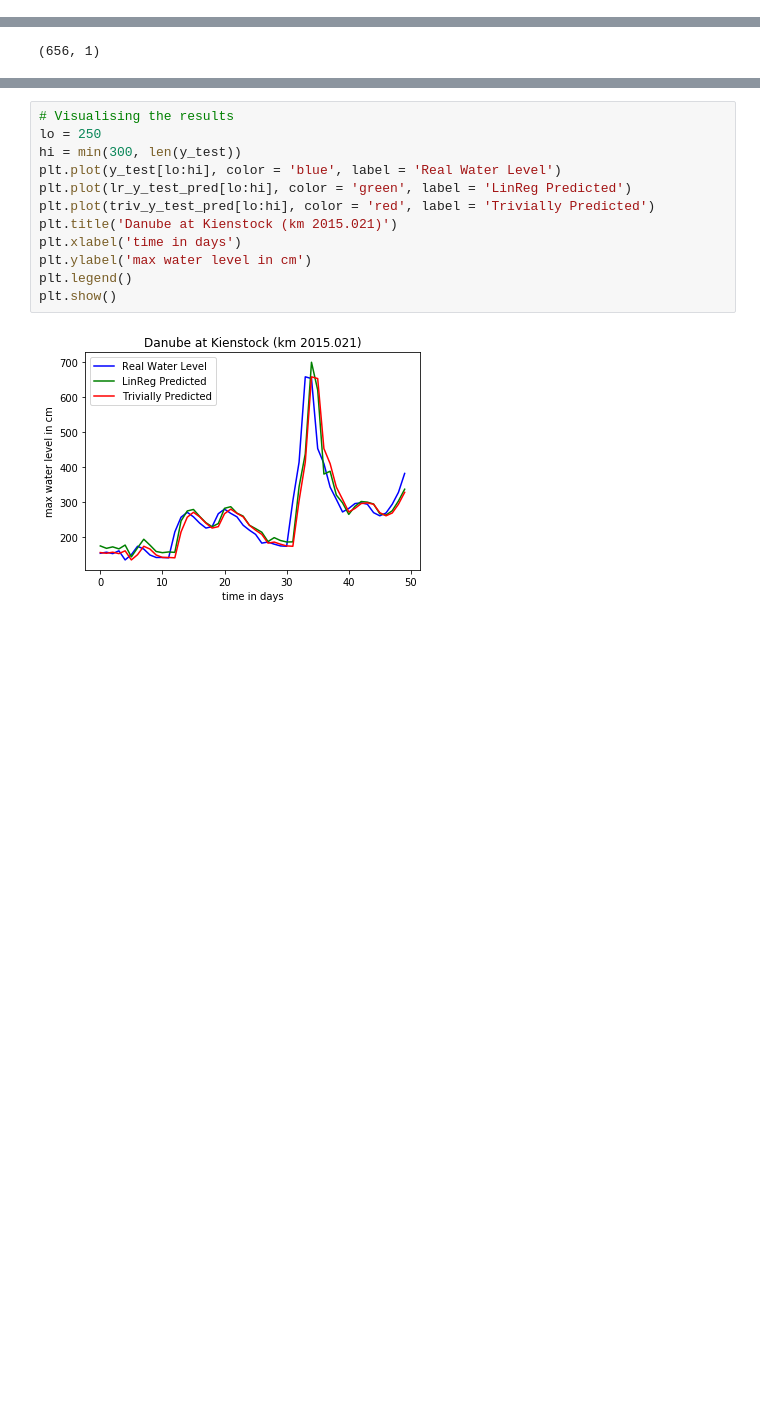
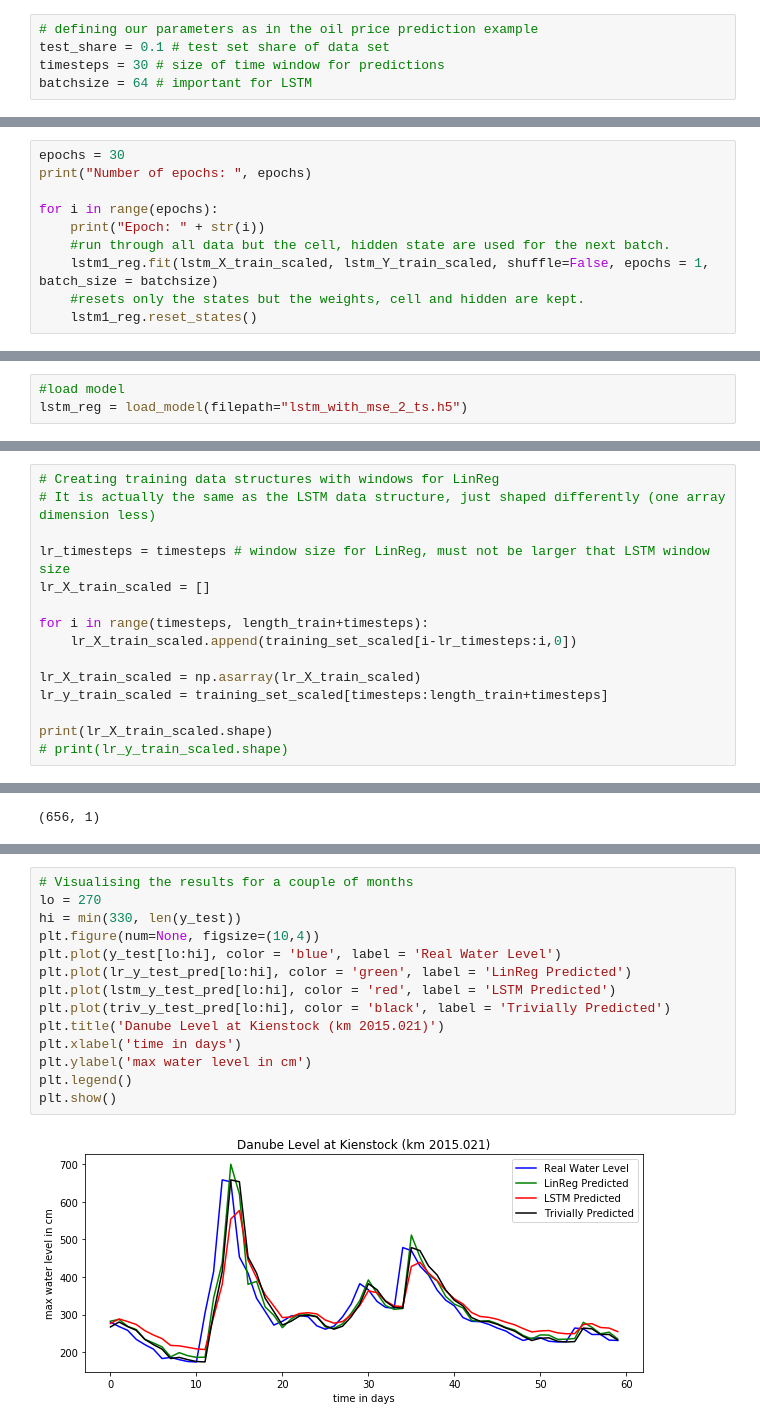
Before and after one commit to spegelm/fdwl, a Jupyter notebook: forecasting-danube-water-levels.ipynb, the cells around one changed output, grey strips where cells are left out. Saved outputs shown, nothing was run; the diff lists cells and outputs as text; blank space fills up the shorter version.

```diff
--- a/forecasting-danube-water-levels.ipynb
+++ b/forecasting-danube-water-levels.ipynb
@@ -136 +218,6 @@ for i in range (0, len(df1)):
+# %%
+# defining our parameters as in the oil price prediction example
+test_share = 0.1 # test set share of data set
+timesteps = 30 # size of time window for predictions
+batchsize = 64 # important for LSTM
 # %% [markdown]
@@ -171,0 +352,10 @@ nBatch_test: 164.0
+# %%
+epochs = 30
+print("Number of epochs: ", epochs)
+
+for i in range(epochs):
+    print("Epoch: " + str(i))
+    #run through all data but the cell, hidden state are used for the next batch.
+    lstm1_reg.fit(lstm_X_train_scaled, lstm_Y_train_scaled, shuffle=False, epochs = 1, batch_size = batchsize)
+    #resets only the states but the weights, cell and hidden are kept.
+    lstm1_reg.reset_states()
@@ -212,0 +602,3 @@ print(y_test.shape)
+# %%
+#load model
+lstm_reg = load_model(filepath="lstm_with_mse_2_ts.h5")
@@ -212,0 +670,15 @@ print(y_test.shape)
+# %%
+# Creating training data structures with windows for LinReg
+# It is actually the same as the LSTM data structure, just shaped differently (one array dimension less)
+
+lr_timesteps = timesteps # window size for LinReg, must not be larger that LSTM window size
+lr_X_train_scaled = []
+
+for i in range(timesteps, length_train+timesteps):
+    lr_X_train_scaled.append(training_set_scaled[i-lr_timesteps:i,0])
+
+lr_X_train_scaled = np.asarray(lr_X_train_scaled)
+lr_y_train_scaled = training_set_scaled[timesteps:length_train+timesteps]
+
+print(lr_X_train_scaled.shape)
+# print(lr_y_train_scaled.shape)
@@ -317,14 +776,16 @@ Trivial test RMSE: 34.89011496041851
 # %%
-# Visualising the results
-lo = 250
-hi = min(300, len(y_test))
+# Visualising the results for a couple of months
+lo = 270
+hi = min(330, len(y_test))
+plt.figure(num=None, figsize=(10,4))
 plt.plot(y_test[lo:hi], color = 'blue', label = 'Real Water Level')
 plt.plot(lr_y_test_pred[lo:hi], color = 'green', label = 'LinReg Predicted')
-plt.plot(triv_y_test_pred[lo:hi], color = 'red', label = 'Trivially Predicted')
-plt.title('Danube at Kienstock (km 2015.021)')
+plt.plot(lstm_y_test_pred[lo:hi], color = 'red', label = 'LSTM Predicted')
+plt.plot(triv_y_test_pred[lo:hi], color = 'black', label = 'Trivially Predicted')
+plt.title('Danube Level at Kienstock (km 2015.021)')
 plt.xlabel('time in days')
 plt.ylabel('max water level in cm')
 plt.legend()
 plt.show()
 # %% [output]
-[figure, old version]
+[figure, new version]
```
Also changed, not shown: parts of 100 cells of this notebook.
